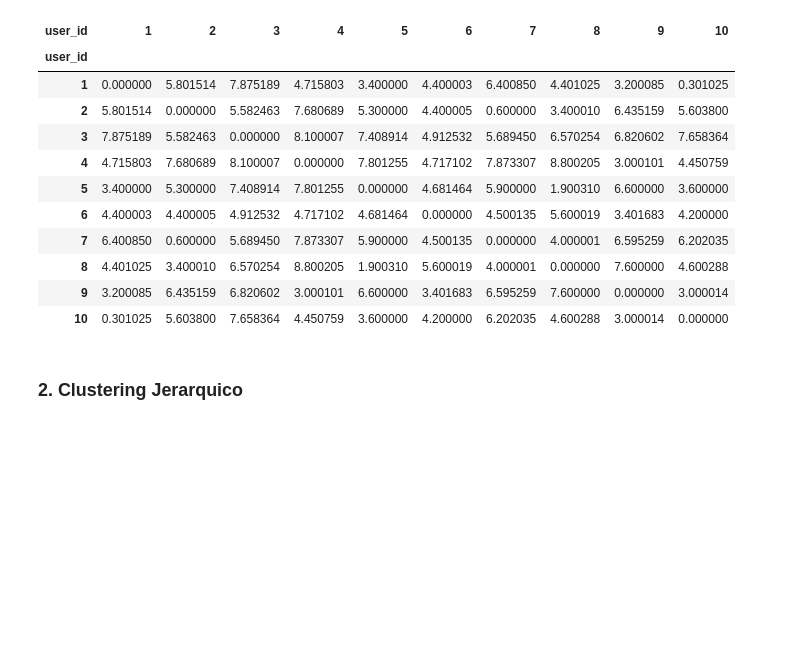
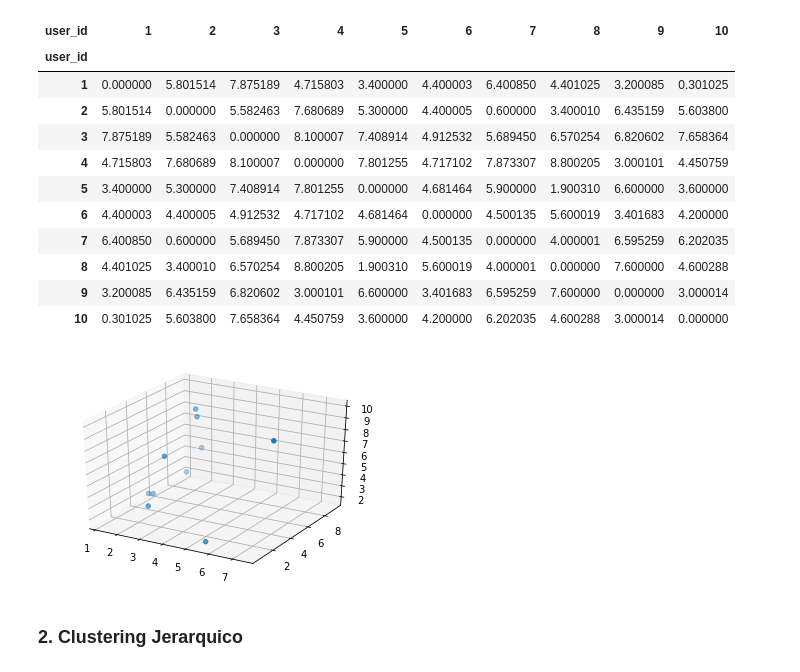
Before and after one commit to arrpak/MachineLearning, a Jupyter notebook: 09_Clustering/03_Clustering_Jerarquico_Python.ipynb, the cells around one changed output. Saved outputs shown, nothing was run; the diff lists cells and outputs as text; code cells hidden in the pictures; blank space fills up the shorter version.

```diff
--- a/09_Clustering/03_Clustering_Jerarquico_Python.ipynb
+++ b/09_Clustering/03_Clustering_Jerarquico_Python.ipynb
@@ -100,10 +100,12 @@ distance_matrix_to_df(dm10,data['user_id'])
 | 9 | 3.200085 | 6.435159 | 6.820602 | 3.000101 | 6.600000 | 3.401683 | 6.595259 | 7.600000 | 0.000000 | 3.000014 |
 | 10 | 0.301025 | 5.603800 | 7.658364 | 4.450759 | 3.600000 | 4.200000 | 6.202035 | 4.600288 | 3.000014 | 0.000000 |
 # %%
-# fig = plt.figure()
-# ax = fig.add_subplot(111,projection='3d')
-# ax.scatter(xs=data['star_wars'],ys=data['lord_of_the_rings'],zs=data['harry_potter'])
-# fig.savefig('3dplot.png')
+fig = plt.figure()
+ax = fig.add_subplot(111,projection='3d')
+ax.scatter(xs=data['star_wars'],ys=data['lord_of_the_rings'],zs=data['harry_potter'])
+fig.savefig('3dplot.png')
+# %% [output]
+[figure, added]
 # %% [markdown]
 ### 2. Clustering Jerarquico
 # %% [markdown]
```
Also changed, not shown: parts of 2 cells of this notebook, 1 other file.
